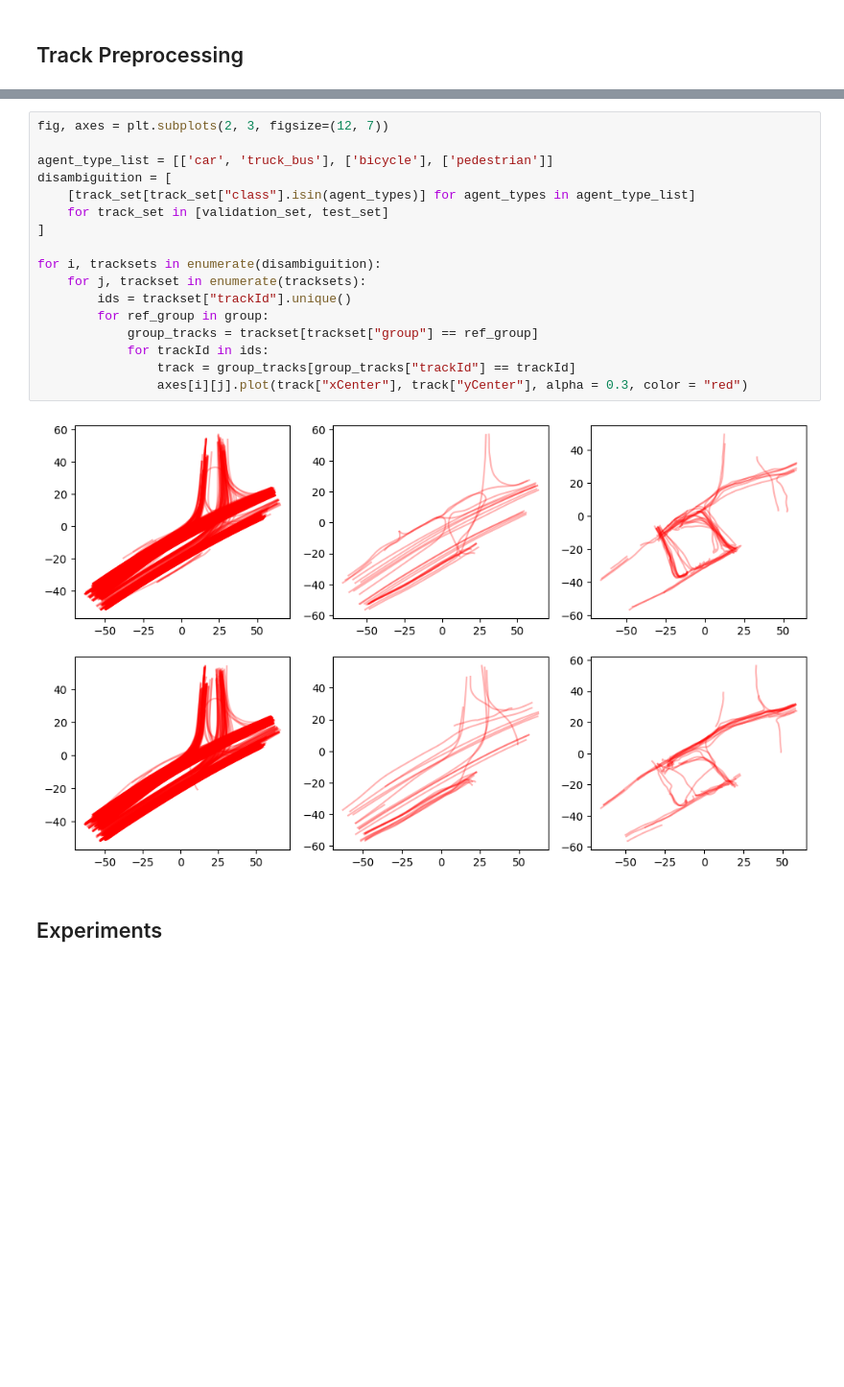
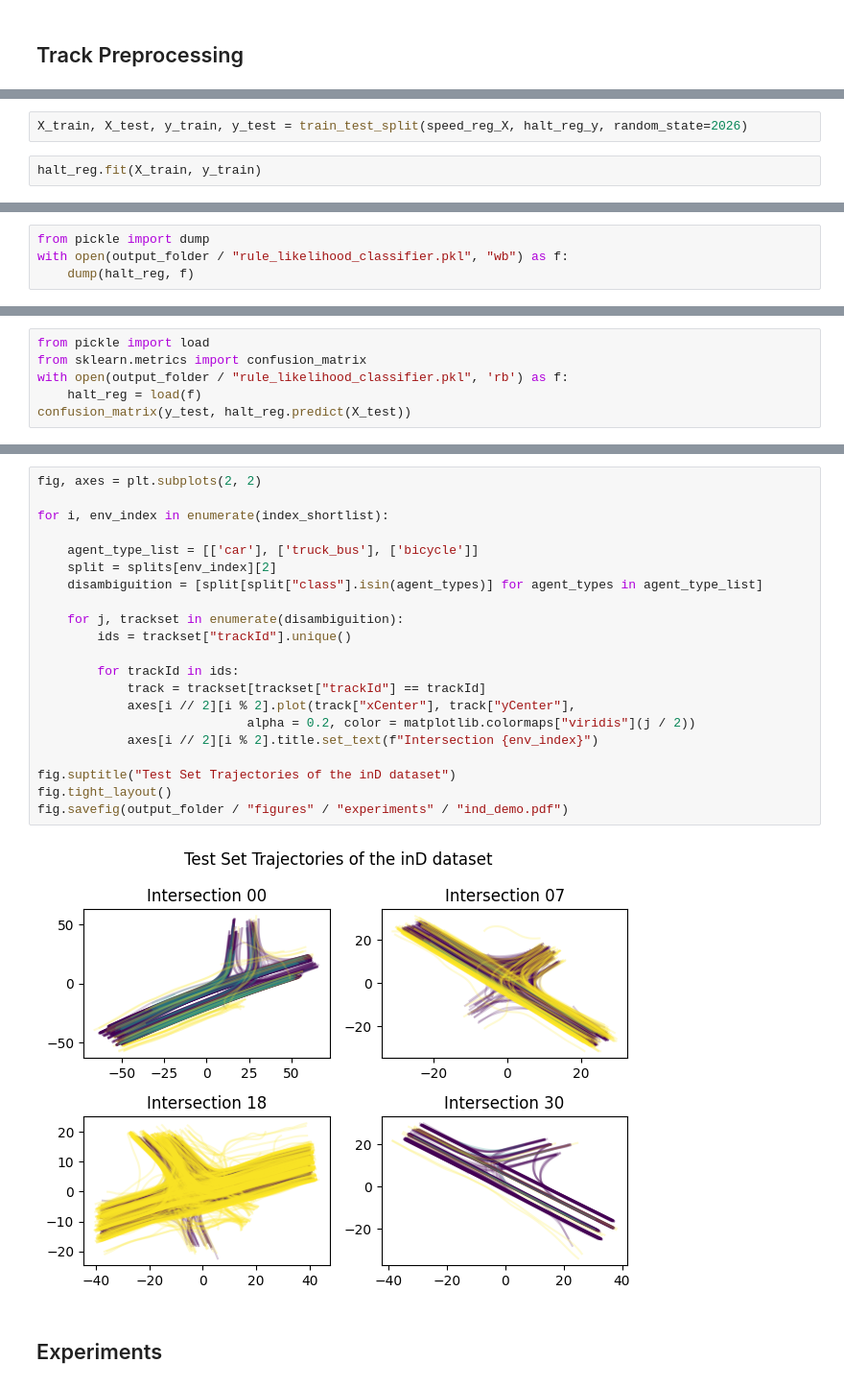
Before and after one commit to orthographiepro/ProMis, a Jupyter notebook: examples/cofi/ground-cofi-naive-all.ipynb, the cells around one changed output, grey strips where cells are left out. Shown at 96% size. Saved outputs shown, nothing was run; the diff lists cells and outputs as text; blank space fills up the shorter version.

```diff
--- a/examples/cofi/ground-cofi-naive-all.ipynb
+++ b/examples/cofi/ground-cofi-naive-all.ipynb
@@ -498,0 +687,4 @@ print(test_set["class"].unique())
+# %%
+X_train, X_test, y_train, y_test = train_test_split(speed_reg_X, halt_reg_y, random_state=2026)
+# %%
+halt_reg.fit(X_train, y_train)
@@ -498,0 +714,4 @@ print(test_set["class"].unique())
+# %%
+from pickle import dump
+with open(output_folder / "rule_likelihood_classifier.pkl", "wb") as f:
+    dump(halt_reg, f)
@@ -498,0 +827,6 @@ print(test_set["class"].unique())
+# %%
+from pickle import load
+from sklearn.metrics import confusion_matrix
+with open(output_folder / "rule_likelihood_classifier.pkl", 'rb') as f:
+    halt_reg = load(f)
+confusion_matrix(y_test, halt_reg.predict(X_test))
@@ -499,22 +870,26 @@ print(test_set["class"].unique())
 # %%
-fig, axes = plt.subplots(2, 3, figsize=(12, 7))
+fig, axes = plt.subplots(2, 2)
 
-agent_type_list = [['car', 'truck_bus'], ['bicycle'], ['pedestrian']]
-disambiguition = [
-    [track_set[track_set["class"].isin(agent_types)] for agent_types in agent_type_list]
-    for track_set in [validation_set, test_set]
-]
+for i, env_index in enumerate(index_shortlist):
 
-for i, tracksets in enumerate(disambiguition):
-    for j, trackset in enumerate(tracksets):
+    agent_type_list = [['car'], ['truck_bus'], ['bicycle']]
+    split = splits[env_index][2]
+    disambiguition = [split[split["class"].isin(agent_types)] for agent_types in agent_type_list]
+
+    for j, trackset in enumerate(disambiguition):
         ids = trackset["trackId"].unique()
-        for ref_group in group:
-            group_tracks = trackset[trackset["group"] == ref_group]
-            for trackId in ids:
-                track = group_tracks[group_tracks["trackId"] == trackId]
-                axes[i][j].plot(track["xCenter"], track["yCenter"], alpha = 0.3, color = "red")
+
+        for trackId in ids:
+            track = trackset[trackset["trackId"] == trackId]
+            axes[i // 2][i % 2].plot(track["xCenter"], track["yCenter"],
+                            alpha = 0.2, color = matplotlib.colormaps["viridis"](j / 2))
+            axes[i // 2][i % 2].title.set_text(f"Intersection {env_index}")
+
+fig.suptitle("Test Set Trajectories of the inD dataset")
+fig.tight_layout()
+fig.savefig(output_folder / "figures" / "experiments" / "ind_demo.pdf")
 # %% [output]
-[figure, old version]
+[figure, new version]
 # %% [markdown]
 ## Experiments
 # %%
```
Also changed, not shown: parts of 94 cells of this notebook, 4 other files.
